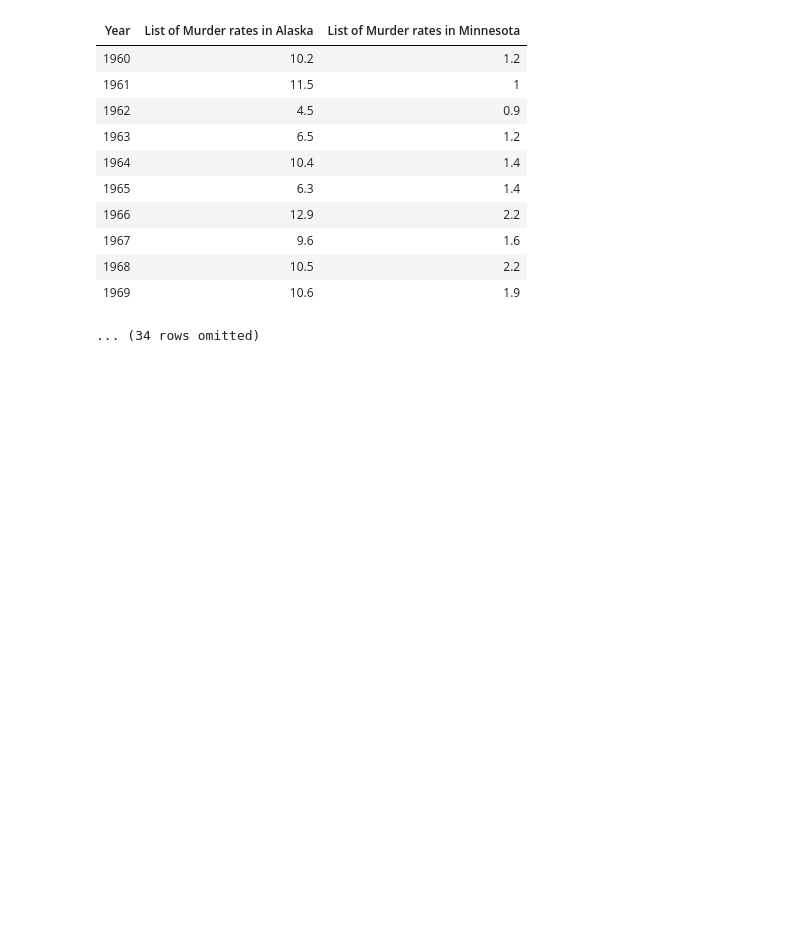
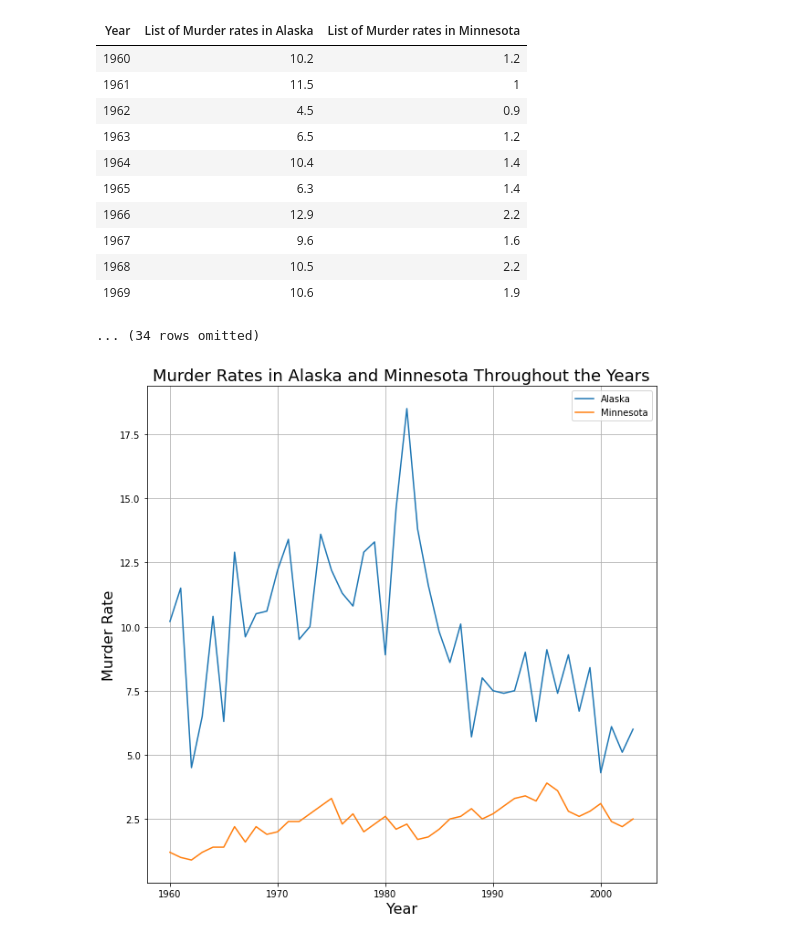
Before and after one commit to JayanthPrudhivi6/JayanthPrudhivi_INFO5502_Spring2022, a Jupyter notebook: lab_assignment_09.ipynb, the cells around one changed output. Cells and saved outputs as stored; diff of their text form; code cells hidden in the pictures; blank space fills up the shorter version.

```diff
--- a/lab_assignment_09.ipynb
+++ b/lab_assignment_09.ipynb
@@ -198,3 +233,15 @@ alaska_minnesota
 | 1968 | 10.5 | 2.2 |
 | 1969 | 10.6 | 1.9 |
 ... (34 rows omitted)
+# %%
+plt.figure(figsize=(10,10))
+plt.title('Murder Rates in Alaska and Minnesota Throughout the Years',fontsize=18)
+plt.plot(alaska_minnesota['Year'],alaska_minnesota['Murder rate in Alaska'],label='Alaska')
+plt.plot(alaska_minnesota['Year'],alaska_minnesota['Murder rate in Minnesota'],label='Minnesota')
+plt.xlabel('Year',fontsize=16)
+plt.ylabel('Murder Rate',fontsize=16)
+plt.legend()
+plt.grid()
+plt.show()
+# %% [output]
+[figure, added]
```
Also changed, not shown: parts of 5 cells of this notebook.
